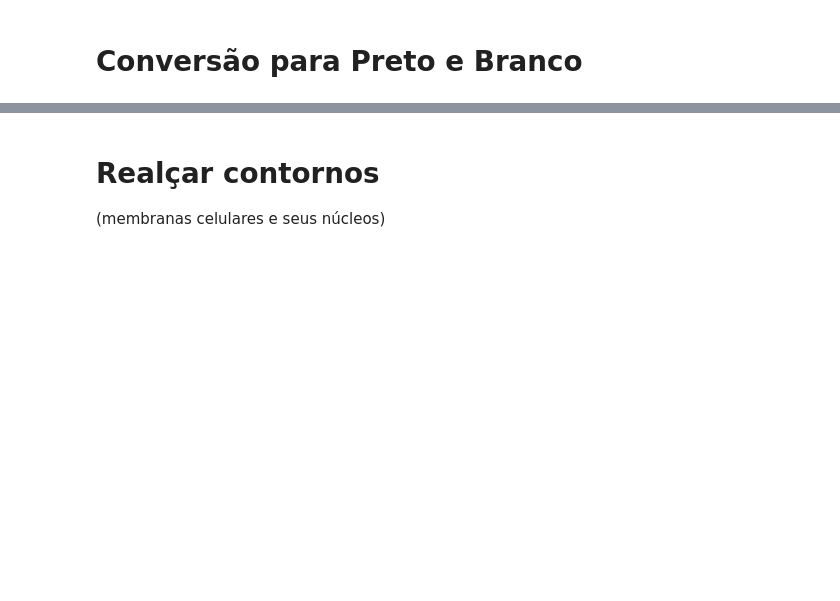
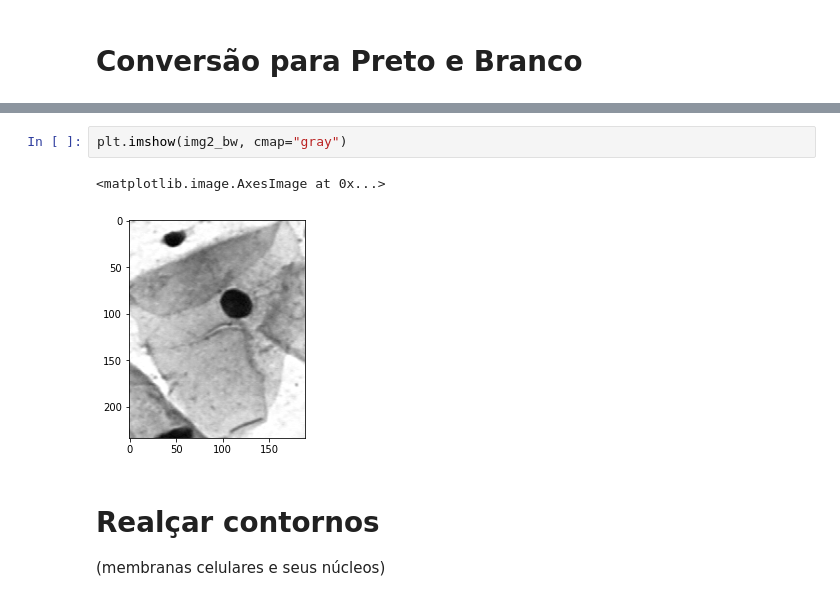
Before and after one commit to Vinicius-ufsc/informatica_medica, a Jupyter notebook: entrega2/TB2_info_medica.ipynb, the cells around one changed output, grey strips where cells are left out. Drawn from its saved outputs; the diff is of its cells as text; blank space fills up the shorter version.

```diff
--- a/entrega2/TB2_info_medica.ipynb
+++ b/entrega2/TB2_info_medica.ipynb
@@ -23,3 +31,8 @@ img2_bw = cv2.cvtColor(img2, cv2.COLOR_RGB2GRAY)
+# %%
+plt.imshow(img2_bw, cmap="gray")
+# %% [output]
+<matplotlib.image.AxesImage at 0x...>
+[figure, added]
 # %% [markdown]
 # Realçar contornos
 (membranas celulares e seus núcleos)
```
Also changed, not shown: parts of 8 cells of this notebook.
